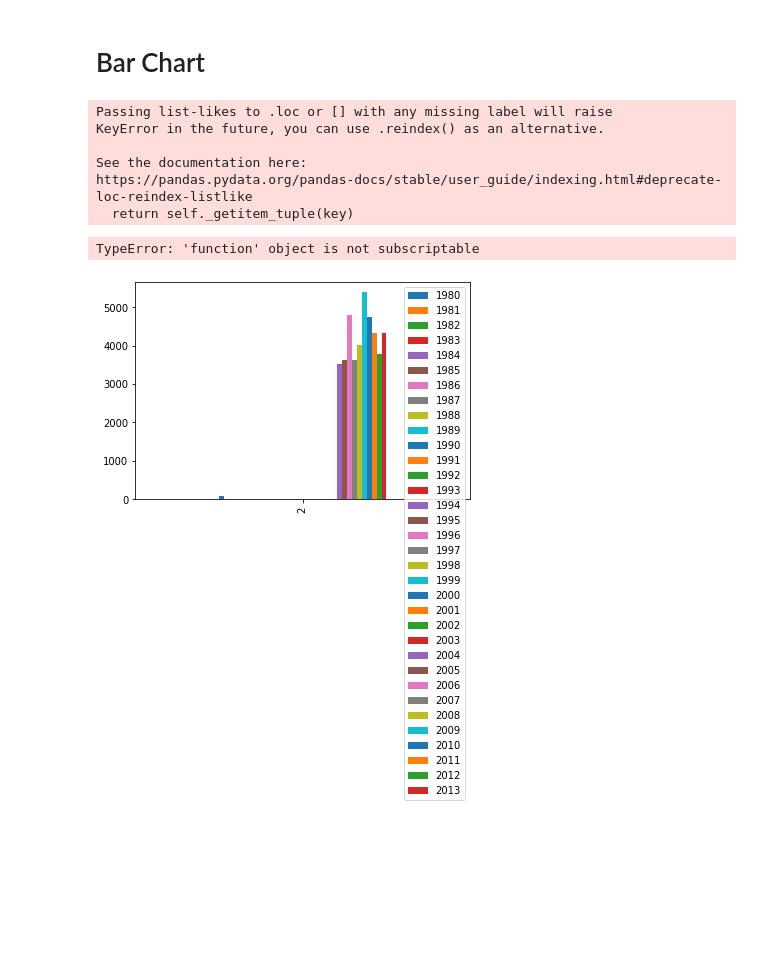
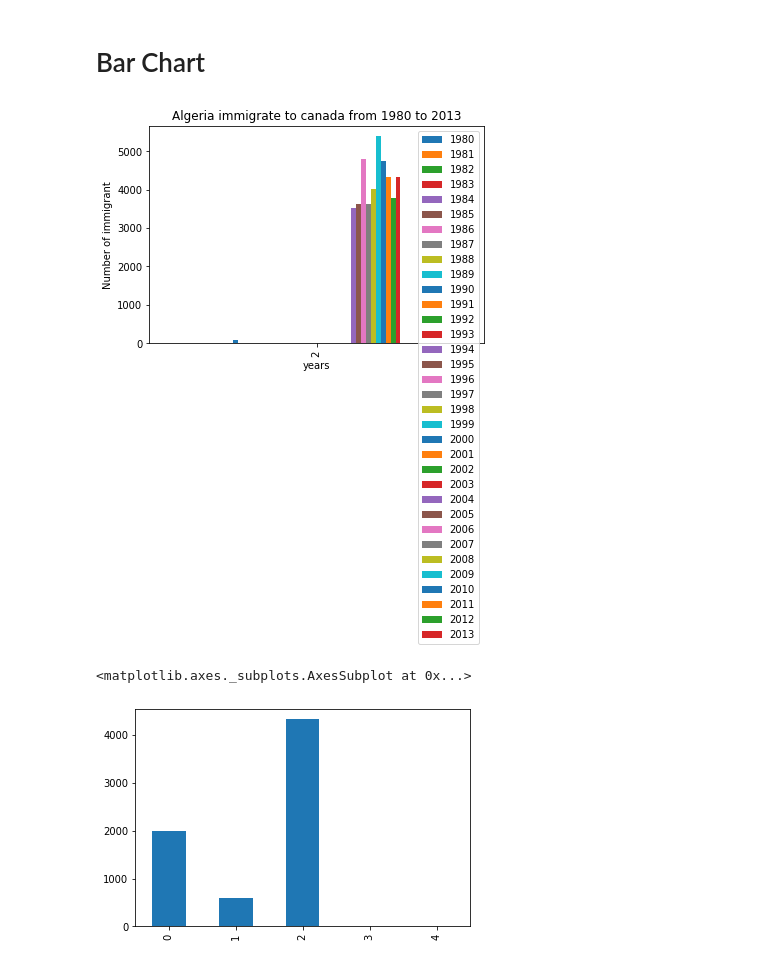
Before and after one commit to muhyasin89/data_science, a Jupyter notebook: certification/Data_Visual.ipynb, the cells around one changed output. Drawn from its saved outputs; the diff is of its cells as text; code cells hidden in the pictures; blank space fills up the shorter version.

```diff
--- a/certification/Data_Visual.ipynb
+++ b/certification/Data_Visual.ipynb
@@ -42,30 +42,28 @@ plt.show()
 # %%
 import pandas as pd
 
 import matplotlib as mpl
 import matplotlib.pyplot as plt
 
 import numpy as np
 
 df_canada = pd.read_csv("data_visual_1.csv")
 
 years = list(map(str, range(1980, 2014)))
 
 df_iceland = df_canada.loc[df_canada['OddName']=='Algeria', years]
 
 df_iceland.plot(kind="bar")
 
-plt.title['Algeria immigrate to canada from 1980 to 2013']
-plt.xlabel['years']
-plt.ylabel['Number of immigrant']
+plt.title('Algeria immigrate to canada from 1980 to 2013')
+plt.xlabel('years')
+plt.ylabel('Number of immigrant')
 
 plt.show()
 # %% [output]
-Passing list-likes to .loc or [] with any missing label will raise
-KeyError in the future, you can use .reindex() as an alternative.
-
-See the documentation here:
-https://pandas.pydata.org/pandas-docs/stable/user_guide/indexing.html#deprecate-loc-reindex-listlike
-  return self._getitem_tuple(key)
-TypeError: 'function' object is not subscriptable
-[figure, old version]
+[figure, new version]
+# %%
+df_canada['2013'].plot(kind='bar', rot=90)
+# %% [output]
+<matplotlib.axes._subplots.AxesSubplot at 0x...>
+[figure, added]
```
Also changed, not shown: parts of 1 cell of this notebook, 14 other files.
